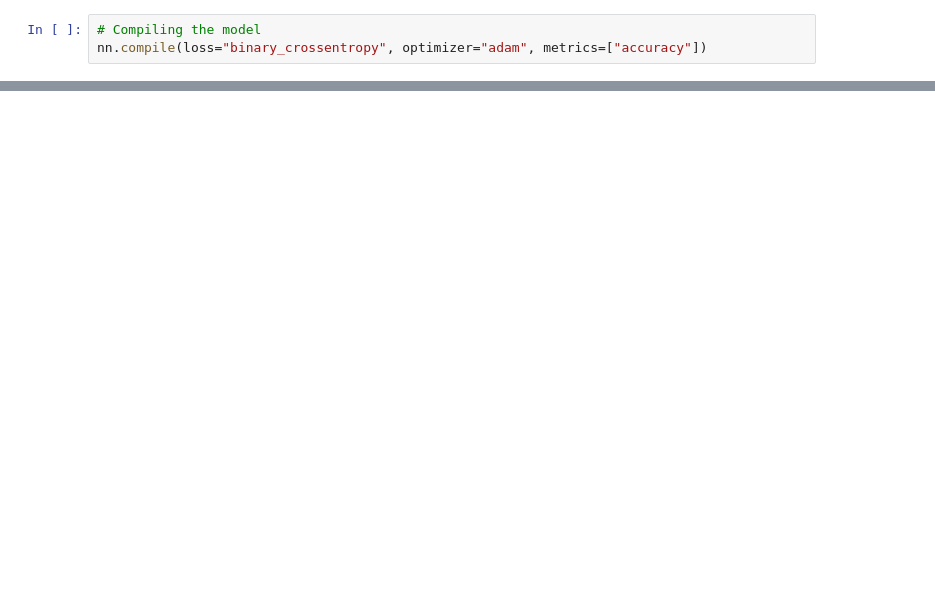
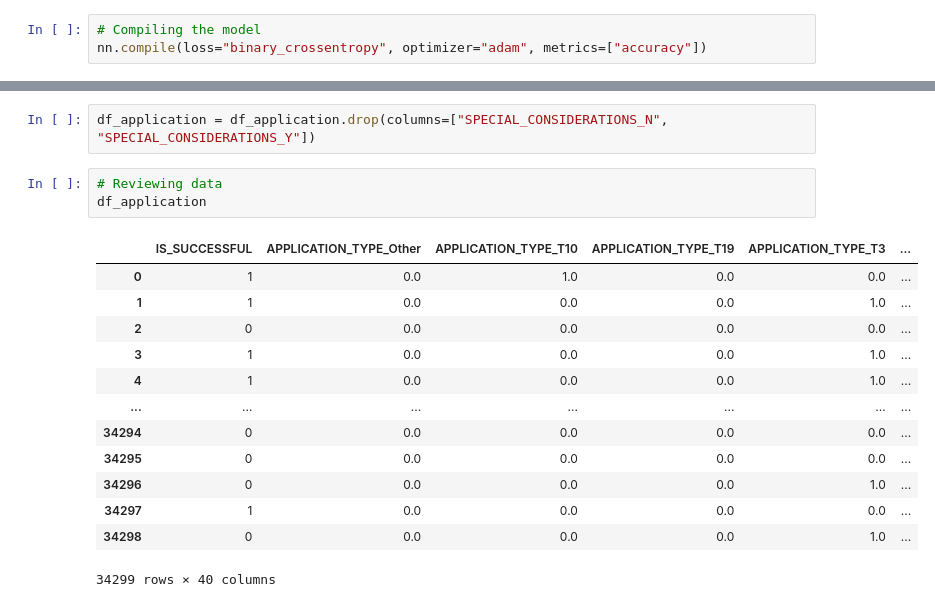
Before and after one commit to miwermi/neural-network-charity-analysis, a Jupyter notebook: AlphabetSoupCharity_Optimization.ipynb, the cells around one changed output, grey strips where cells are left out. Saved outputs shown, nothing was run; the diff lists cells and outputs as text; blank space fills up the shorter version.

```diff
--- a/AlphabetSoupCharity_Optimization.ipynb
+++ b/AlphabetSoupCharity_Optimization.ipynb
@@ -463,0 +480,19 @@ Loss: 0.5614757537841797, Accuracy: 0.7282798886299133
+# %%
+df_application = df_application.drop(columns=["SPECIAL_CONSIDERATIONS_N", "SPECIAL_CONSIDERATIONS_Y"])
+# %%
+# Reviewing data
+df_application
+# %% [output]
+|  | IS_SUCCESSFUL | APPLICATION_TYPE_Other | APPLICATION_TYPE_T10 | APPLICATION_TYPE_T19 | APPLICATION_TYPE_T3 | ... |
+| 0 | 1 | 0.0 | 1.0 | 0.0 | 0.0 | ... |
+| 1 | 1 | 0.0 | 0.0 | 0.0 | 1.0 | ... |
+| 2 | 0 | 0.0 | 0.0 | 0.0 | 0.0 | ... |
+| 3 | 1 | 0.0 | 0.0 | 0.0 | 1.0 | ... |
+| 4 | 1 | 0.0 | 0.0 | 0.0 | 1.0 | ... |
+| ... | ... | ... | ... | ... | ... | ... |
+| 34294 | 0 | 0.0 | 0.0 | 0.0 | 0.0 | ... |
+| 34295 | 0 | 0.0 | 0.0 | 0.0 | 0.0 | ... |
+| 34296 | 0 | 0.0 | 0.0 | 0.0 | 1.0 | ... |
+| 34297 | 1 | 0.0 | 0.0 | 0.0 | 0.0 | ... |
+| 34298 | 0 | 0.0 | 0.0 | 0.0 | 1.0 | ... |
+34299 rows × 40 columns
```
Also changed, not shown: parts of 26 cells of this notebook, 1 other file.
